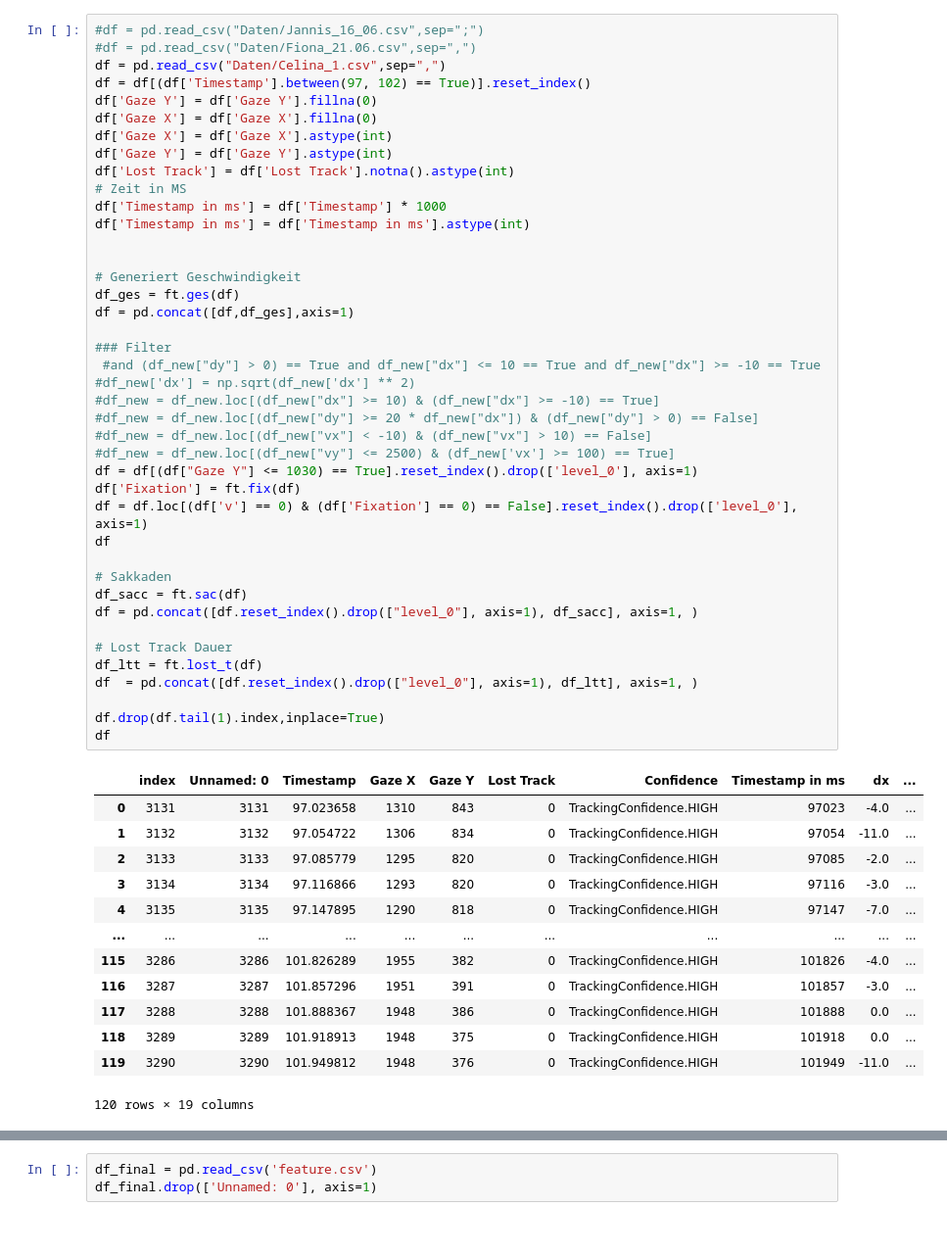
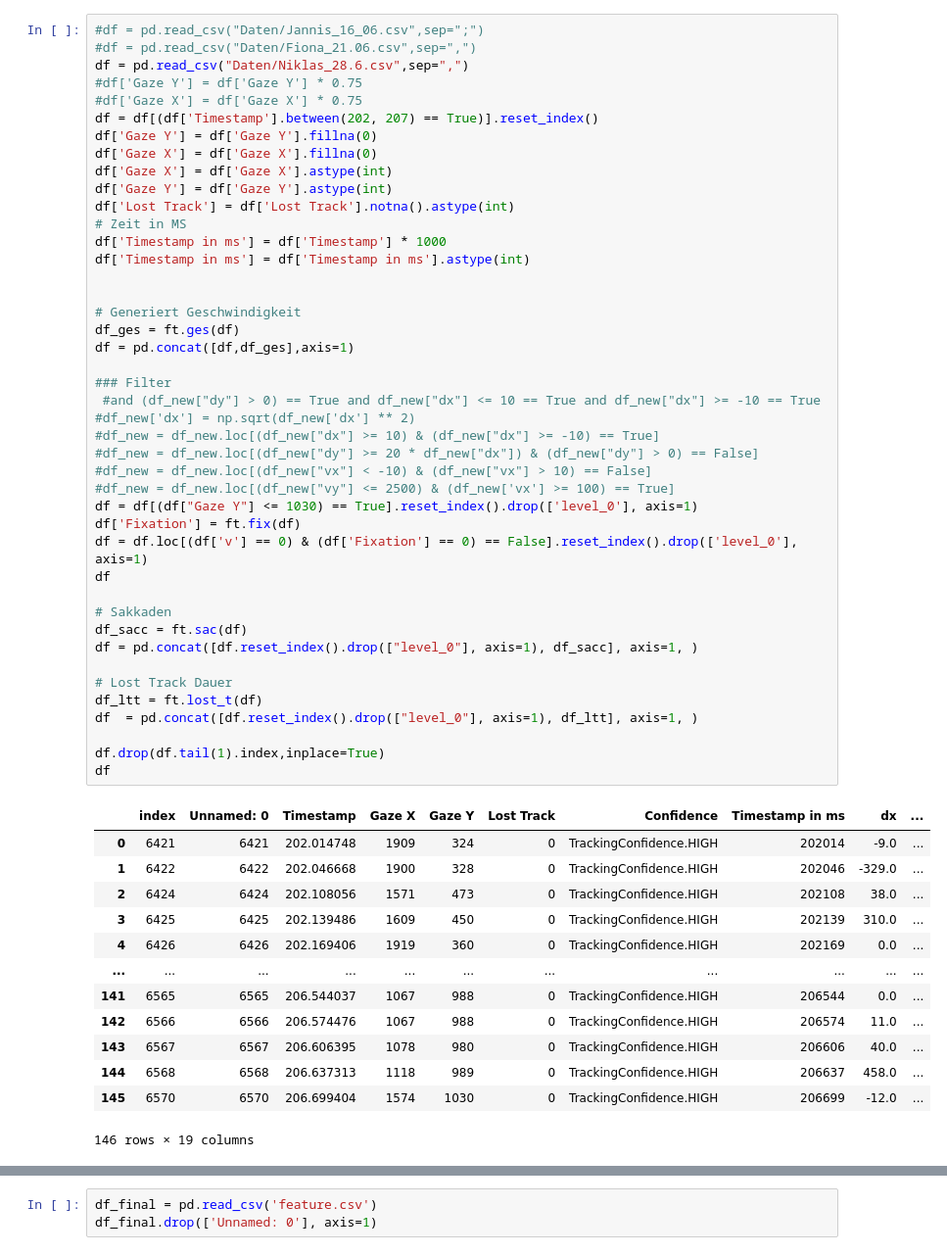
Before and after one commit to giannywise/Eyetracking, a Jupyter notebook: data_analysis.ipynb, the cells around one changed output, grey strips where cells are left out. Shown at 98% size. Cells and saved outputs as stored; diff of their text form.

```diff
--- a/data_analysis.ipynb
+++ b/data_analysis.ipynb
@@ -14,8 +19,10 @@ from sklearn.decomposition import PCA
 # %%
 #df = pd.read_csv("Daten/Jannis_16_06.csv",sep=";")
 #df = pd.read_csv("Daten/Fiona_21.06.csv",sep=",")
-df = pd.read_csv("Daten/Celina_1.csv",sep=",")
-df = df[(df['Timestamp'].between(97, 102) == True)].reset_index()
+df = pd.read_csv("Daten/Niklas_28.6.csv",sep=",")
+#df['Gaze Y'] = df['Gaze Y'] * 0.75
+#df['Gaze X'] = df['Gaze X'] * 0.75
+df = df[(df['Timestamp'].between(202, 207) == True)].reset_index()
 df['Gaze Y'] = df['Gaze Y'].fillna(0)
 df['Gaze X'] = df['Gaze X'].fillna(0)
 df['Gaze X'] = df['Gaze X'].astype(int)
@@ -27,45 +34,45 @@ df['Timestamp in ms'] = df['Timestamp in ms'].astype(int)
 
 
 # Generiert Geschwindigkeit
 df_ges = ft.ges(df)
 df = pd.concat([df,df_ges],axis=1)
 
 ### Filter
  #and (df_new["dy"] > 0) == True and df_new["dx"] <= 10 == True and df_new["dx"] >= -10 == True
 #df_new['dx'] = np.sqrt(df_new['dx'] ** 2)
 #df_new = df_new.loc[(df_new["dx"] >= 10) & (df_new["dx"] >= -10) == True]
 #df_new = df_new.loc[(df_new["dy"] >= 20 * df_new["dx"]) & (df_new["dy"] > 0) == False]
 #df_new = df_new.loc[(df_new["vx"] < -10) & (df_new["vx"] > 10) == False]
 #df_new = df_new.loc[(df_new["vy"] <= 2500) & (df_new['vx'] >= 100) == True]
 df = df[(df["Gaze Y"] <= 1030) == True].reset_index().drop(['level_0'], axis=1)
 df['Fixation'] = ft.fix(df)
 df = df.loc[(df['v'] == 0) & (df['Fixation'] == 0) == False].reset_index().drop(['level_0'], axis=1)
 df
 
 # Sakkaden
 df_sacc = ft.sac(df)
 df = pd.concat([df.reset_index().drop(["level_0"], axis=1), df_sacc], axis=1, )
 
 # Lost Track Dauer
 df_ltt = ft.lost_t(df)
 df  = pd.concat([df.reset_index().drop(["level_0"], axis=1), df_ltt], axis=1, )
 
 df.drop(df.tail(1).index,inplace=True)
 df
 # %% [output]
 |  | index | Unnamed: 0 | Timestamp | Gaze X | Gaze Y | Lost Track | Confidence | Timestamp in ms | dx | ... |
-| 0 | 3131 | 3131 | 97.023658 | 1310 | 843 | 0 | TrackingConfidence.HIGH | 97023 | -4.0 | ... |
-| 1 | 3132 | 3132 | 97.054722 | 1306 | 834 | 0 | TrackingConfidence.HIGH | 97054 | -11.0 | ... |
-| 2 | 3133 | 3133 | 97.085779 | 1295 | 820 | 0 | TrackingConfidence.HIGH | 97085 | -2.0 | ... |
-| 3 | 3134 | 3134 | 97.116866 | 1293 | 820 | 0 | TrackingConfidence.HIGH | 97116 | -3.0 | ... |
-| 4 | 3135 | 3135 | 97.147895 | 1290 | 818 | 0 | TrackingConfidence.HIGH | 97147 | -7.0 | ... |
+| 0 | 6421 | 6421 | 202.014748 | 1909 | 324 | 0 | TrackingConfidence.HIGH | 202014 | -9.0 | ... |
+| 1 | 6422 | 6422 | 202.046668 | 1900 | 328 | 0 | TrackingConfidence.HIGH | 202046 | -329.0 | ... |
+| 2 | 6424 | 6424 | 202.108056 | 1571 | 473 | 0 | TrackingConfidence.HIGH | 202108 | 38.0 | ... |
+| 3 | 6425 | 6425 | 202.139486 | 1609 | 450 | 0 | TrackingConfidence.HIGH | 202139 | 310.0 | ... |
+| 4 | 6426 | 6426 | 202.169406 | 1919 | 360 | 0 | TrackingConfidence.HIGH | 202169 | 0.0 | ... |
 | ... | ... | ... | ... | ... | ... | ... | ... | ... | ... | ... |
-| 115 | 3286 | 3286 | 101.826289 | 1955 | 382 | 0 | TrackingConfidence.HIGH | 101826 | -4.0 | ... |
-| 116 | 3287 | 3287 | 101.857296 | 1951 | 391 | 0 | TrackingConfidence.HIGH | 101857 | -3.0 | ... |
-| 117 | 3288 | 3288 | 101.888367 | 1948 | 386 | 0 | TrackingConfidence.HIGH | 101888 | 0.0 | ... |
-| 118 | 3289 | 3289 | 101.918913 | 1948 | 375 | 0 | TrackingConfidence.HIGH | 101918 | 0.0 | ... |
-| 119 | 3290 | 3290 | 101.949812 | 1948 | 376 | 0 | TrackingConfidence.HIGH | 101949 | -11.0 | ... |
+| 141 | 6565 | 6565 | 206.544037 | 1067 | 988 | 0 | TrackingConfidence.HIGH | 206544 | 0.0 | ... |
+| 142 | 6566 | 6566 | 206.574476 | 1067 | 988 | 0 | TrackingConfidence.HIGH | 206574 | 11.0 | ... |
+| 143 | 6567 | 6567 | 206.606395 | 1078 | 980 | 0 | TrackingConfidence.HIGH | 206606 | 40.0 | ... |
+| 144 | 6568 | 6568 | 206.637313 | 1118 | 989 | 0 | TrackingConfidence.HIGH | 206637 | 458.0 | ... |
+| 145 | 6570 | 6570 | 206.699404 | 1574 | 1030 | 0 | TrackingConfidence.HIGH | 206699 | -12.0 | ... |
-120 rows × 19 columns
+146 rows × 19 columns
 # %%
 #df = df[(df['Timestamp'].between(30,40) == True)]
 x = df["Gaze X"]
```
Also changed, not shown: parts of 12 cells of this notebook, 4 other files.
